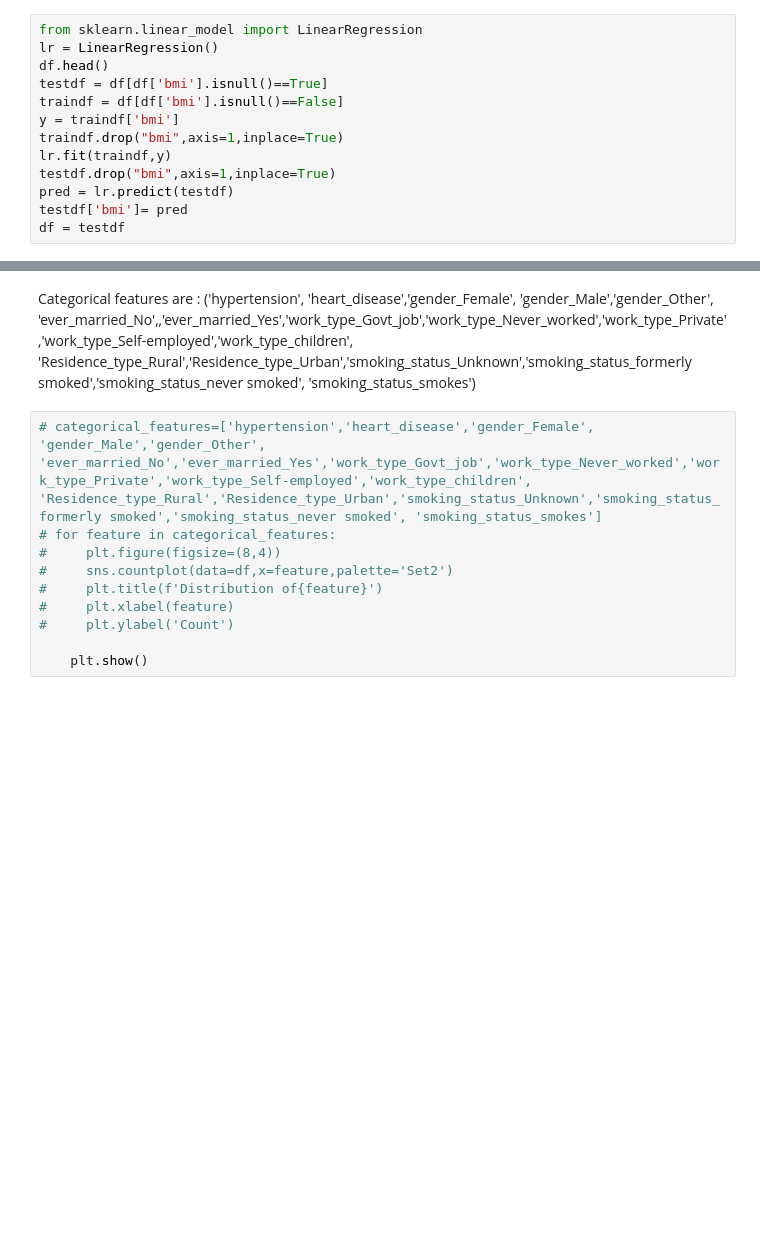
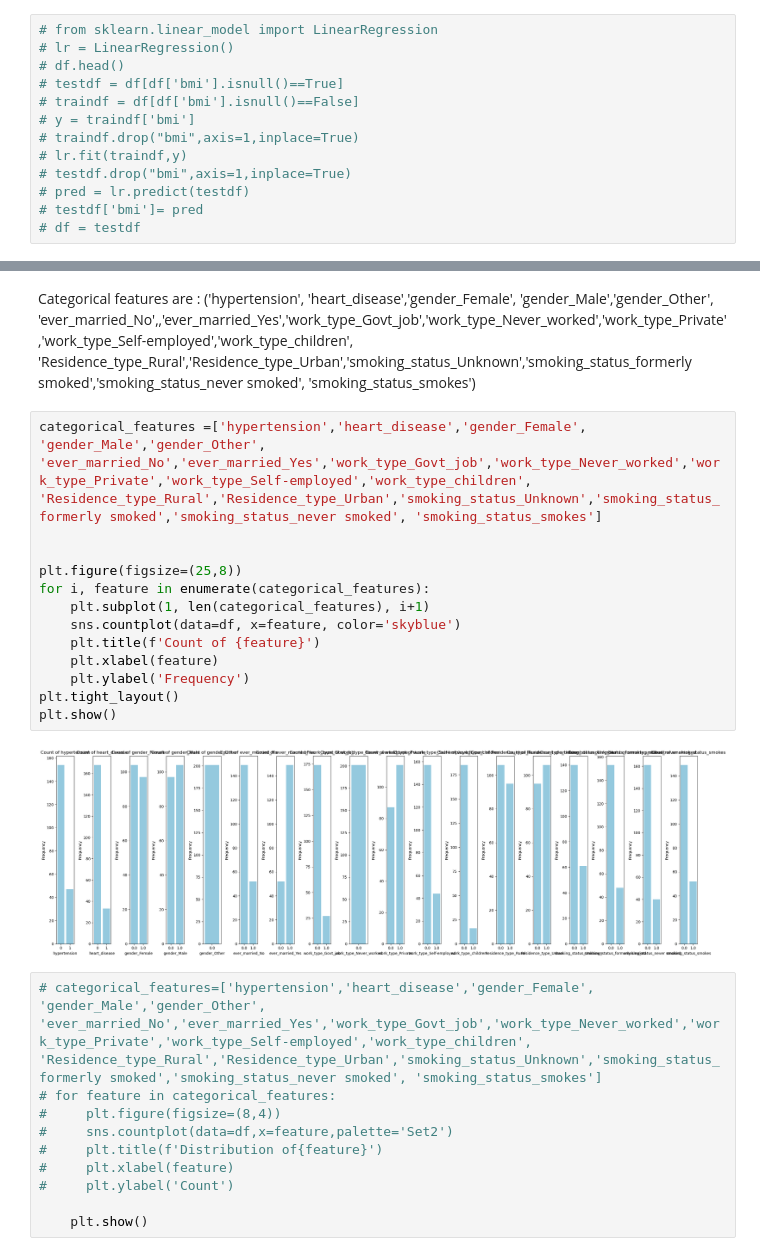
Before and after one commit to Mathangi-Chandrasekaran/Machine-Learning, a Jupyter notebook: ml_project_1.ipynb, the cells around one changed output, grey strips where cells are left out. Drawn from its saved outputs; the diff is of its cells as text; blank space fills up the shorter version.

```diff
--- a/ml_project_1.ipynb
+++ b/ml_project_1.ipynb
@@ -126,15 +240,15 @@ df.head(5)
 # %% [markdown]
 Handeling Missing Values in BMI, Using Linear regression to fill in missing values
 # %%
-from sklearn.linear_model import LinearRegression
-lr = LinearRegression()
-df.head()
-testdf = df[df['bmi'].isnull()==True]
-traindf = df[df['bmi'].isnull()==False]
-y = traindf['bmi']
-traindf.drop("bmi",axis=1,inplace=True)
-lr.fit(traindf,y)
-testdf.drop("bmi",axis=1,inplace=True)
-pred = lr.predict(testdf)
-testdf['bmi']= pred
-df = testdf
+# from sklearn.linear_model import LinearRegression
+# lr = LinearRegression()
+# df.head()
+# testdf = df[df['bmi'].isnull()==True]
+# traindf = df[df['bmi'].isnull()==False]
+# y = traindf['bmi']
+# traindf.drop("bmi",axis=1,inplace=True)
+# lr.fit(traindf,y)
+# testdf.drop("bmi",axis=1,inplace=True)
+# pred = lr.predict(testdf)
+# testdf['bmi']= pred
+# df = testdf
@@ -269,6 +288,21 @@ plt.show()
 2. Visualization : Distribution of Categorical features
 # %% [markdown]
 Categorical features are : ('hypertension', 'heart_disease','gender_Female', 'gender_Male','gender_Other', 'ever_married_No',,'ever_married_Yes','work_type_Govt_job','work_type_Never_worked','work_type_Private','work_type_Self-employed','work_type_children', 'Residence_type_Rural','Residence_type_Urban','smoking_status_Unknown','smoking_status_formerly smoked','smoking_status_never smoked', 'smoking_status_smokes')
+# %%
+categorical_features =['hypertension','heart_disease','gender_Female', 'gender_Male','gender_Other', 'ever_married_No','ever_married_Yes','work_type_Govt_job','work_type_Never_worked','work_type_Private','work_type_Self-employed','work_type_children', 'Residence_type_Rural','Residence_type_Urban','smoking_status_Unknown','smoking_status_formerly smoked','smoking_status_never smoked', 'smoking_status_smokes']
+
+
+plt.figure(figsize=(25,8))
+for i, feature in enumerate(categorical_features):
+    plt.subplot(1, len(categorical_features), i+1)
+    sns.countplot(data=df, x=feature, color='skyblue')
+    plt.title(f'Count of {feature}')
+    plt.xlabel(feature)
+    plt.ylabel('Frequency')
+plt.tight_layout()
+plt.show()
+# %% [output]
+[figure, added]
 # %%
 # categorical_features=['hypertension','heart_disease','gender_Female', 'gender_Male','gender_Other', 'ever_married_No','ever_married_Yes','work_type_Govt_job','work_type_Never_worked','work_type_Private','work_type_Self-employed','work_type_children', 'Residence_type_Rural','Residence_type_Urban','smoking_status_Unknown','smoking_status_formerly smoked','smoking_status_never smoked', 'smoking_status_smokes']
 # for feature in categorical_features:
```
Also changed, not shown: parts of 24 cells of this notebook.
